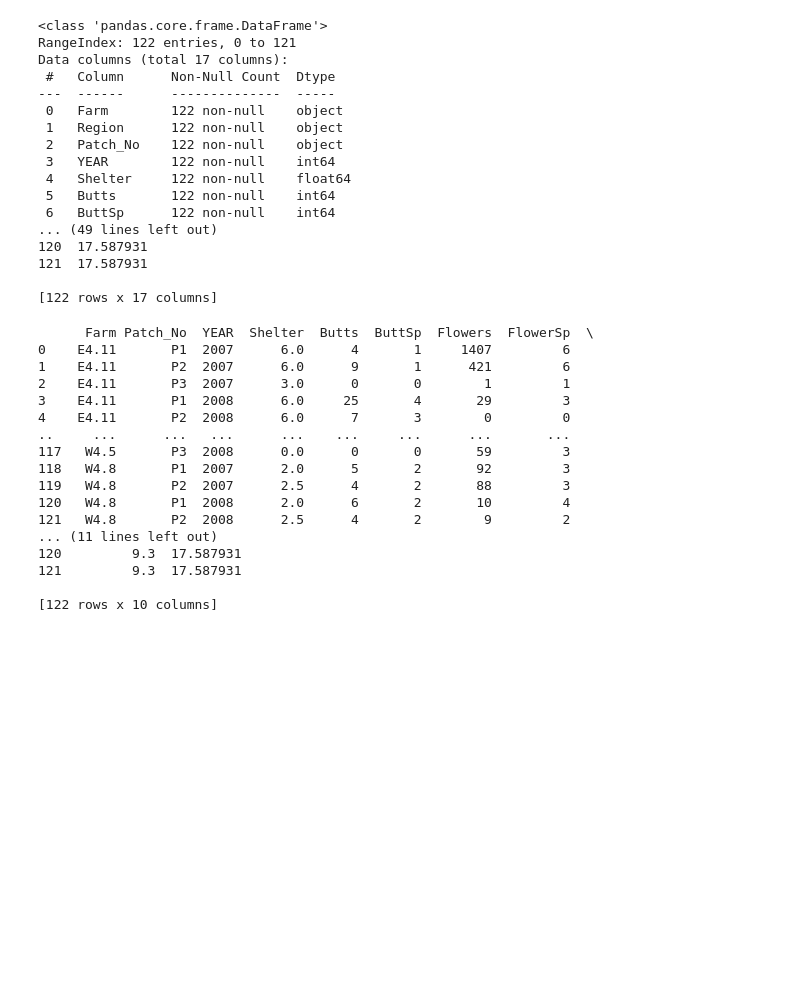
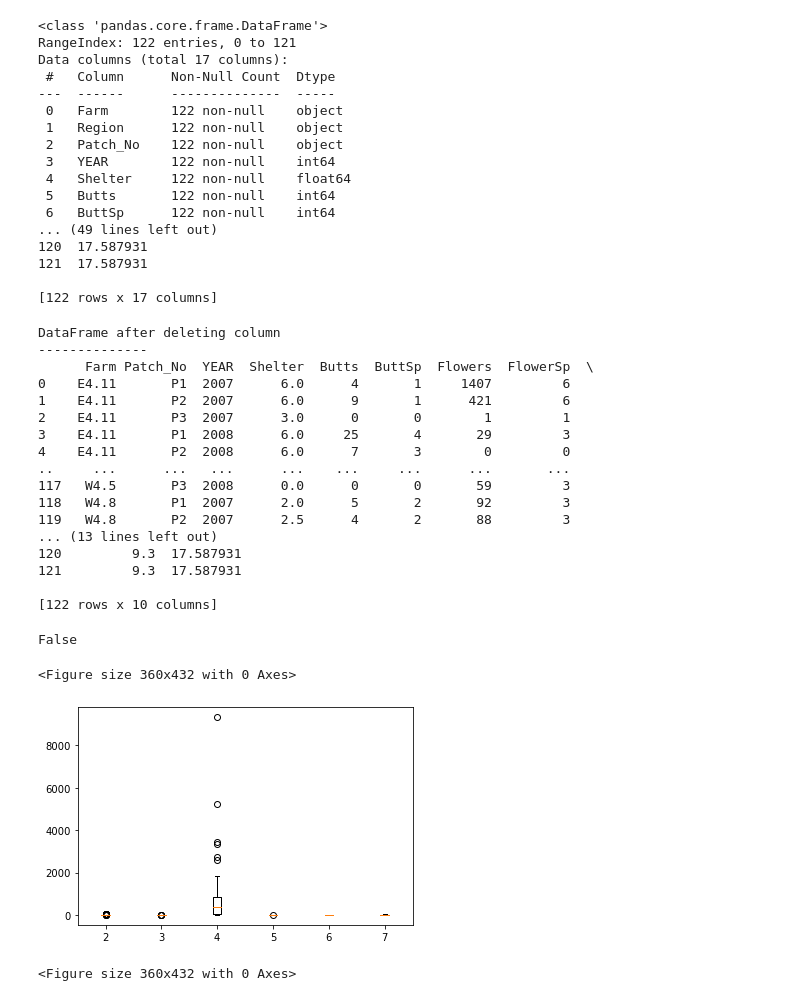
Before and after one commit to duntik/programming-for-data, a Jupyter notebook: Project/Untitled.ipynb, the cells around one changed output. Drawn from its saved outputs; the diff is of its cells as text; code cells hidden in the pictures; blank space fills up the shorter version.

```diff
--- a/Project/Untitled.ipynb
+++ b/Project/Untitled.ipynb
@@ -52,8 +52,11 @@ Data columns (total 17 columns):
 ##Removing unnided columns
 dfClean = dfClean.drop(['Region', 'Experience', 'Concerns', 'Motivation', 'NBN', 'Temp', 'Wind'], axis=1)
 ##Clean DataFrame
+print('\n\nDataFrame after deleting column\n--------------')
 print(dfClean)
 # %% [output]
+DataFrame after deleting column
+--------------
       Farm Patch_No  YEAR  Shelter  Butts  ButtSp  Flowers  FlowerSp  \
 0    E4.11       P1  2007      6.0      4       1     1407         6
 1    E4.11       P2  2007      6.0      9       1      421         6
@@ -64,10 +67,40 @@ print(dfClean)
 117   W4.5       P3  2008      0.0      0       0       59         3
 118   W4.8       P1  2007      2.0      5       2       92         3
 119   W4.8       P2  2007      2.5      4       2       88         3
-120   W4.8       P1  2008      2.0      6       2       10         4
-121   W4.8       P2  2008      2.5      4       2        9         2
-... (11 lines left out)
+... (13 lines left out)
 120         9.3  17.587931
 121         9.3  17.587931
 
 [122 rows x 10 columns]
+# %%
+# Cleaning
+
+##Check for NA and remove if any
+print(dfClean.isnull().values.any())
+# %% [output]
+False
+# %%
+##Check for outliers
+Butts= dfClean['Butts']
+Butts_box=plt.boxplot(Butts, positions=[2])
+
+Butt_sp= dfClean['ButtSp']
+Butt_sp_box=plt.boxplot(Butt_sp, positions=[3])
+
+Flower= dfClean['Flowers']
+Flower_box=plt.boxplot(Flower, positions=[4])
+
+Flower_sp= dfClean['FlowerSp']
+Flowers_sp_box=plt.boxplot(Flower_sp, positions=[5])
+
+Shelter= dfClean['Shelter']
+Shelter_box=plt.boxplot(Shelter, positions=[6])
+
+Semi_nat= dfClean['PCSemi_Nat']
+Semi_nat_box=plt.boxplot(Semi_nat, positions=[7])
+
+plt.figure(figsize=(5, 6))
+# %% [output]
+<Figure size 360x432 with 0 Axes>
+[figure, added]
+<Figure size 360x432 with 0 Axes>
```
Also changed, not shown: parts of 6 cells of this notebook.
